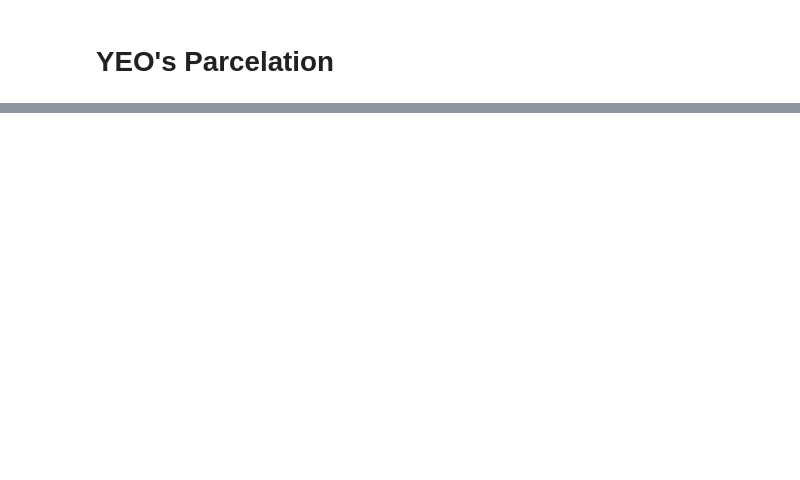
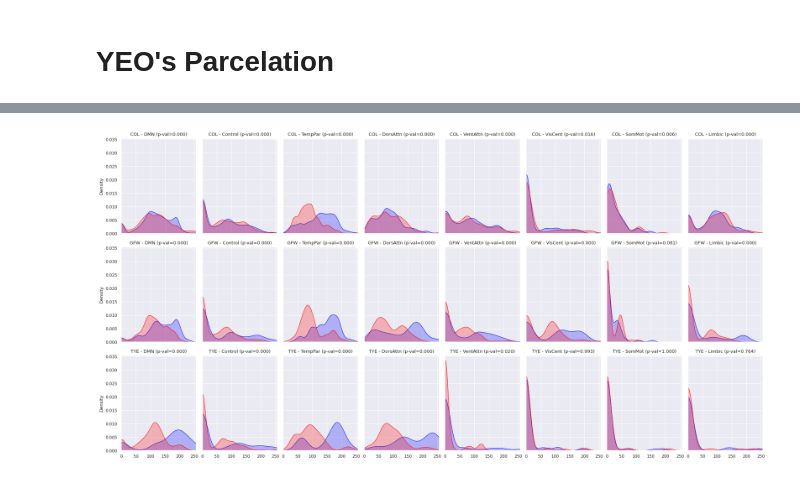
Before and after one commit to bramantyois/multilang_timescale, a Jupyter notebook: notebook/02_bling/06_group_analysis-yeos_parcel.ipynb, the cells around one changed output, grey strips where cells are left out. Cells and saved outputs as stored; diff of their text form; code cells hidden in the pictures; blank space fills up the shorter version.

```diff
--- a/notebook/02_bling/06_group_analysis-yeos_parcel.ipynb
+++ b/notebook/02_bling/06_group_analysis-yeos_parcel.ipynb
@@ -315,0 +382,59 @@ parcel_correlation_df.head()
+# %%
+# now for each subject and language create a histogram
+fig, axs = plt.subplots(3, 8, figsize=(20, 10), sharex=True, sharey=True)
+
+timescale_diff = []
+for i, subject_id in enumerate(subjects_ids):
+    for j, area_name in enumerate(areas_to_parcels_dict.keys()):
+        # EN Histogram
+        data_en = parcel_timescale_df[
+            (parcel_timescale_df["subject_id"] == subject_id)
+            & (parcel_timescale_df["language"] == 'en')
+            & (parcel_timescale_df["area"] == area_name)
+        ]["timescale_selectivity"].values[0]
+
+        # ZH Histogram
+        data_zh = parcel_timescale_df[
+            (parcel_timescale_df["subject_id"] == subject_id)
+            & (parcel_timescale_df["language"] == 'zh')
+            & (parcel_timescale_df["area"] == area_name)
+        ]["timescale_selectivity"].values[0]
+
+        valid_en_voxel = np.where(~np.isnan(data_en))[0]
+        valid_zh_voxel = np.where(~np.isnan(data_zh))[0]
+
+        shared_voxel = np.intersect1d(valid_en_voxel, valid_zh_voxel)
+
+        data_en = data_en[shared_voxel]
+        data_zh = data_zh[shared_voxel]
+
+        assert len(data_en) == len(data_zh)
+
+        pval,_ = two_side_ks_test(data_en, data_zh)
+
+        # diff
+        diff = data_en - data_zh
+
+        timescale_diff.append(
+            {
+                "subject_id": subject_id,
+                "area": area_name,
+                "diff": diff,
+                "pval": pval,
+            }
+        )
+
+        sns.kdeplot(data_en, color="blue", label="EN", fill=True, ax=axs[i, j], clip=(0, 256))
+        sns.kdeplot(data_zh, color="red", label="ZH", fill=True, ax=axs[i, j], clip=(0, 256))
+
+        # sns.histplot(data_en, color="blue", label="EN", ax=axs[i, j], kde=True, bins=16, stat="density", alpha=0.2, clip=(0, 256))
+        # sns.histplot(data_zh, color="red", label="ZH", ax=axs[i, j], kde=True, bins=16, stat="density", alpha=0.2, clip=(0, 256))
+        #sns.kdeplot(diff, color="green", label="Diff", fill=True, ax=axs[i, j])
+
+        axs[i, j].set_title(f"{subject_id} - {area_name} (p-val={pval:.3f})")
+        axs[i, j].set_xlim(0, 256)
+
+plt.tight_layout()
+plt.show()
+# %% [output]
+[figure, added]
```
Also changed, not shown: parts of 18 cells of this notebook, 2 other files.
